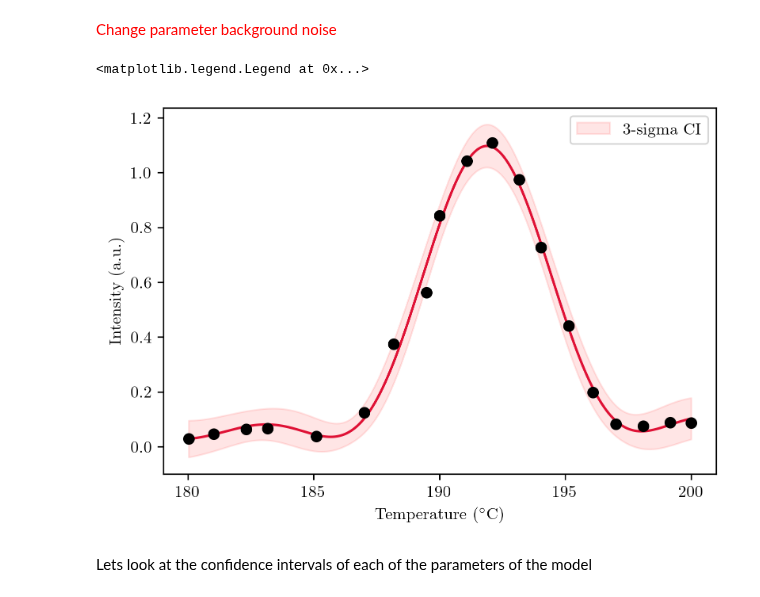
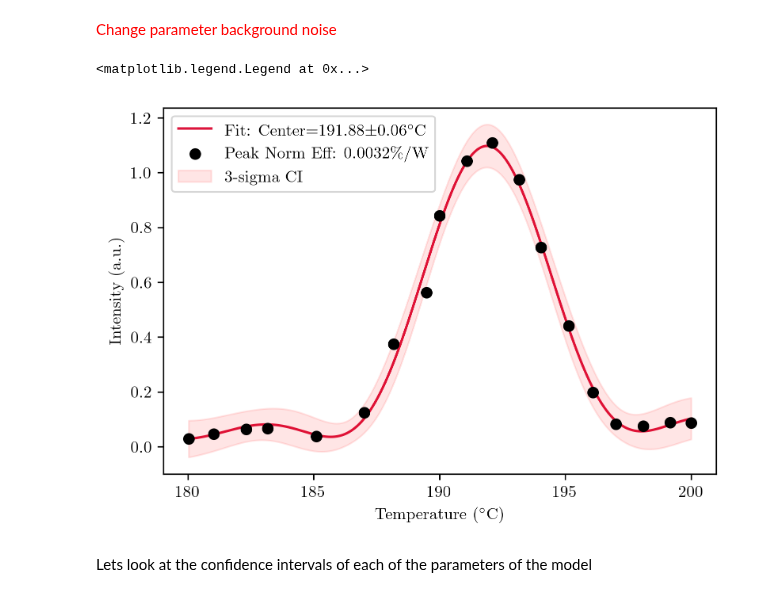
Before and after one commit to diyamagnetism/DHO900-Oscilliscope-Scripts, a Jupyter notebook: crystal-temp-analysis.ipynb, the cells around one changed output. Cells and saved outputs as stored; diff of their text form; code cells hidden in the pictures.

```diff
--- a/crystal-temp-analysis.ipynb
+++ b/crystal-temp-analysis.ipynb
@@ -120,22 +130,24 @@ I_ci_down = np.std(I)*(I_norm_fit_eval - pred_ci) + np.min(I)
 # %%
 BACKGROUND_NOISE = 2e-3
 
+label_text= f"Fit: Center={peak_center:.2f}±{peak_center_stderr:.2f}" + "$^{\\circ}$C"
 
 fig, ax = plt.subplots(figsize=(6,4), dpi=300)
-ax.plot(T_fit, I_fit_eval, color='crimson', zorder=1)
+ax.plot(T_fit, I_fit_eval, color='crimson', zorder=1,
+                           label=label_text)
 # plt.errorbar(T, I, yerr=BACKGROUND_NOISE, fmt = 'none', capsize=5, zorder=3)
-ax.scatter(T, I, color='k', zorder=2)
+ax.scatter(T, I, color='k', zorder=2, label = "Peak Norm Eff: 0.0032\\%/W")
 plt.fill_between(T_fit, I_ci_down, I_ci_up,
                  color='red', alpha=0.1, label='3-sigma CI')
 
 ax.set_xlabel('Temperature ($^{\\circ}$C)')
 ax.set_xticks([180, 185, 190, 195, 200])
 ax.set_ylabel('Intensity (a.u.)')
 
 plt.legend()
 # %% [output]
 <matplotlib.legend.Legend at 0x...>
-[figure, old version]
+[figure, new version]
 # %% [markdown]
 Lets look at the confidence intervals of each of the parameters of the model
 # %%
```
Also changed, not shown: parts of 1 cell of this notebook, 1 other file.
